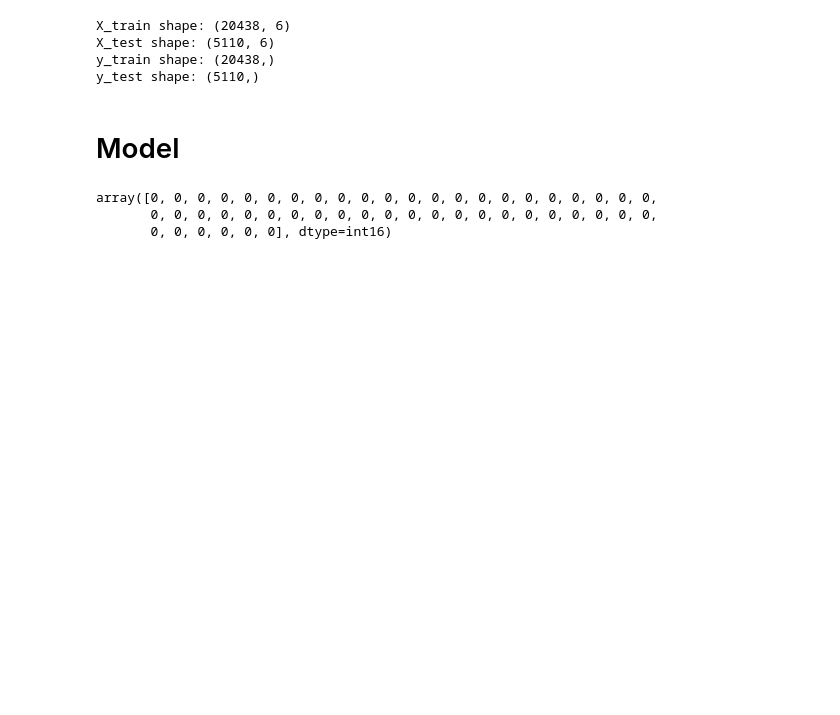
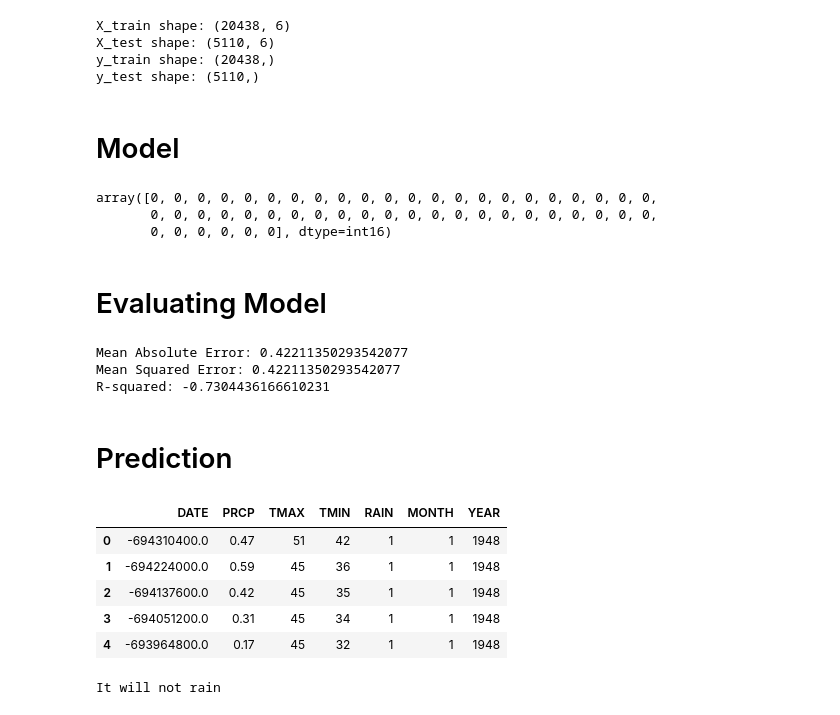
Before and after one commit to rjrizani/machine-learning, a Jupyter notebook: rain_check.ipynb, the cells around one changed output. Saved outputs shown, nothing was run; the diff lists cells and outputs as text; code cells hidden in the pictures; blank space fills up the shorter version.

```diff
--- a/rain_check.ipynb
+++ b/rain_check.ipynb
@@ -321,3 +321,24 @@ y_pred[:50
 array([0, 0, 0, 0, 0, 0, 0, 0, 0, 0, 0, 0, 0, 0, 0, 0, 0, 0, 0, 0, 0, 0,
        0, 0, 0, 0, 0, 0, 0, 0, 0, 0, 0, 0, 0, 0, 0, 0, 0, 0, 0, 0, 0, 0,
        0, 0, 0, 0, 0, 0], dtype=int16)
+# %% [markdown]
+
+
+# Evaluating Model
+# %%
+from sklearn.metrics import mean_absolute_error, mean_squared_error, r2_score
+
+# Calculate the evaluation metrics
+mae = mean_absolute_error(y_test, y_pred)
+mse = mean_squared_error(y_test, y_pred)
+r2 = r2_score(y_test, y_pred)
+
+print('Mean Absolute Error:', mae)
+print('Mean Squared Error:', mse)
+print('R-squared:', r2)
+# %% [output]
+Mean Absolute Error: 0.42211350293542077
+Mean Squared Error: 0.42211350293542077
+R-squared: -0.7304436166610231
+# %% [markdown]
+# Prediction
@@ -323,0 +358,18 @@ array([0, 0, 0, 0, 0, 0, 0, 0, 0, 0, 0, 0, 0, 0, 0, 0, 0, 0, 0, 0, 0, 0,
+# %%
+data.head()
+# %% [output]
+|  | DATE | PRCP | TMAX | TMIN | RAIN | MONTH | YEAR |
+| 0 | -694310400.0 | 0.47 | 51 | 42 | 1 | 1 | 1948 |
+| 1 | -694224000.0 | 0.59 | 45 | 36 | 1 | 1 | 1948 |
+| 2 | -694137600.0 | 0.42 | 45 | 35 | 1 | 1 | 1948 |
+| 3 | -694051200.0 | 0.31 | 45 | 34 | 1 | 1 | 1948 |
+| 4 | -693964800.0 | 0.17 | 45 | 32 | 1 | 1 | 1948 |
+# %%
+#make prediction
+prediction = logreg.predict(new_data_point)
+if prediction == 1:
+  print('It will rain')
+else:
+  print('It will not rain')
+# %% [output]
+It will not rain
```
Also changed, not shown: parts of 2 cells of this notebook.
